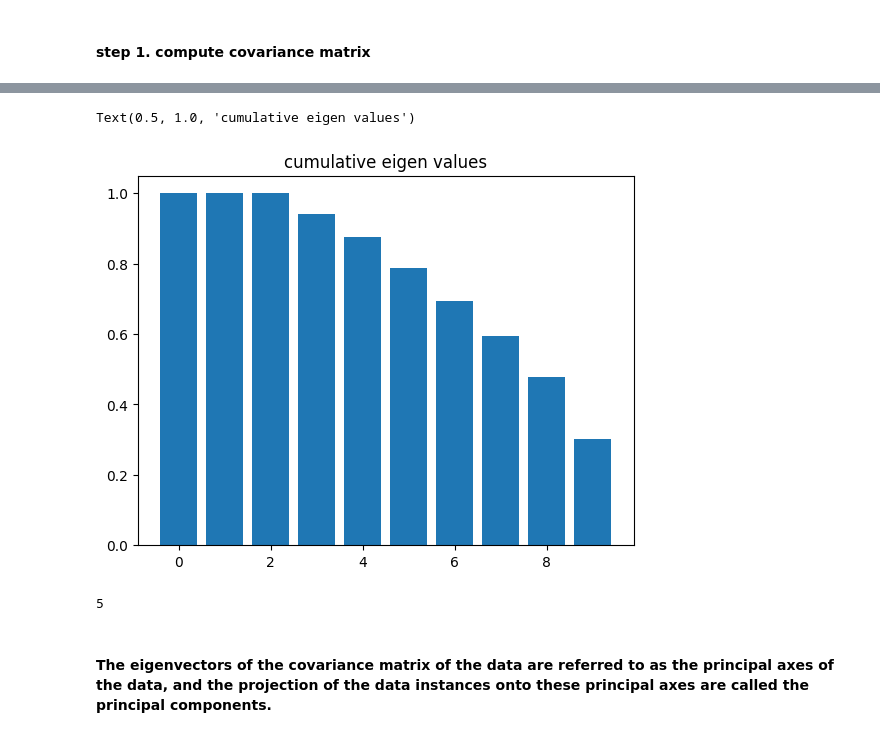
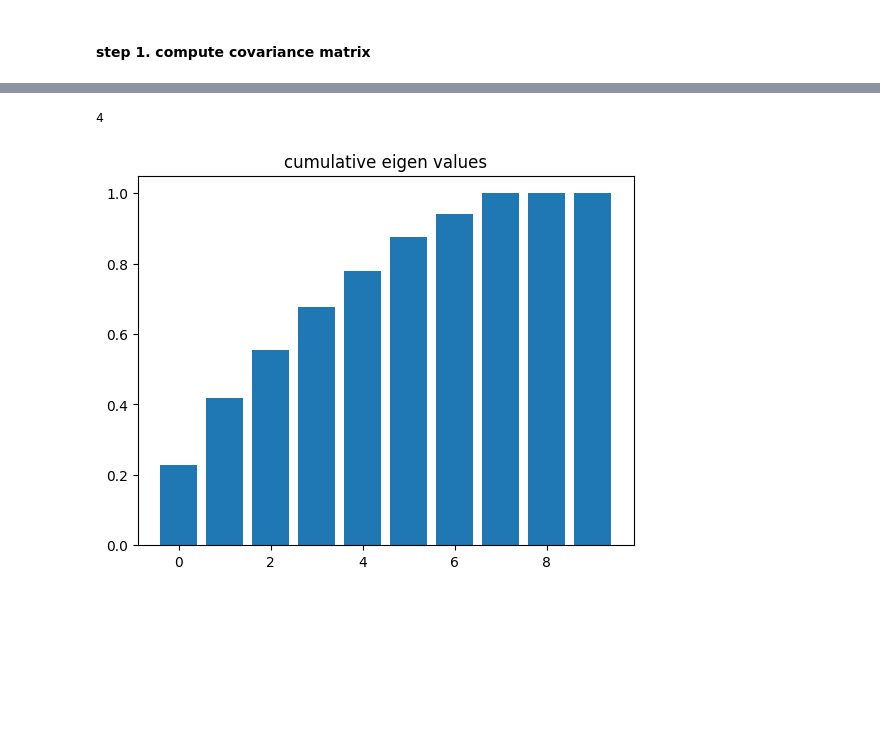
Before and after one commit to sachit3071/Machine-Learning, a Jupyter notebook: unsuperviesd/dim_reduction/PCA.ipynb, the cells around one changed output, grey strips where cells are left out. Saved outputs shown, nothing was run; the diff lists cells and outputs as text; code cells hidden in the pictures; blank space fills up the shorter version.

```diff
--- a/unsuperviesd/dim_reduction/PCA.ipynb
+++ b/unsuperviesd/dim_reduction/PCA.ipynb
@@ -9,6 +11,6 @@ from sklearn.datasets import make_classification
 # %%
 m=100
-A,y = make_classification(n_samples=m, n_features=10, n_classes=3, n_clusters_per_class=1)
-n = len(A[0])
+X,y = make_classification(n_samples=m, n_features=10, n_classes=3, n_clusters_per_class=1)
+n = len(X[0])
 # A
 # %%
@@ -19,12 +21,13 @@ plt.show()
 # %% [markdown]
 #### step 1. compute covariance matrix
 # %%
-mu = np.empty((m,n))
+X_bar = np.empty((m,n))
 for i in range(n):
-    mu[:,i] =A[:,i] - A[:,i].mean()
+    X_bar[:,i] =X[:,i].mean()
+cov = X - X_bar
 
 # compute covariance matrix by taking dot product
-cov = ((np.transpose(mu)).dot(mu))/m
+cov = ((np.transpose(cov)).dot(cov))/(m-1)
 
 sns.heatmap(cov)
 plt.show()
@@ -47,19 +59,15 @@ vectors = vectors[:,idx]
 # %%
 cumValues = np.cumsum(values)/sum(values)
-x = np.arange(len(values))
-plt.bar(x[::-1],cumValues)
+x = np.arange(len(cumValues))
+plt.bar(x,cumValues)
 plt.title("cumulative eigen values")
+# considering explained variance more than equal to 75%. This will decide how many components will come into this
+k = len(cumValues[cumValues>= 0.75])
+k = n - k
+print(k)
 # %% [output]
-Text(0.5, 1.0, 'cumulative eigen values')
+4
-[figure, old version]
+[figure, new version]
-# %%
-# considering explained variance more than equal to 75%. This will decide how many components will come into this
-k = np.argmax(cumValues>= 0.75) + 1
-k
-# %% [output]
-5
-# %% [markdown]
-#### The eigenvectors of the covariance matrix of the data are referred to as the principal axes of the data, and the projection of the data instances onto these principal axes are called the principal components.
 # %%
 Uk = vectors[:,:k]
 sns.heatmap(Uk)
```
Also changed, not shown: parts of 18 cells of this notebook, 1 other file.
